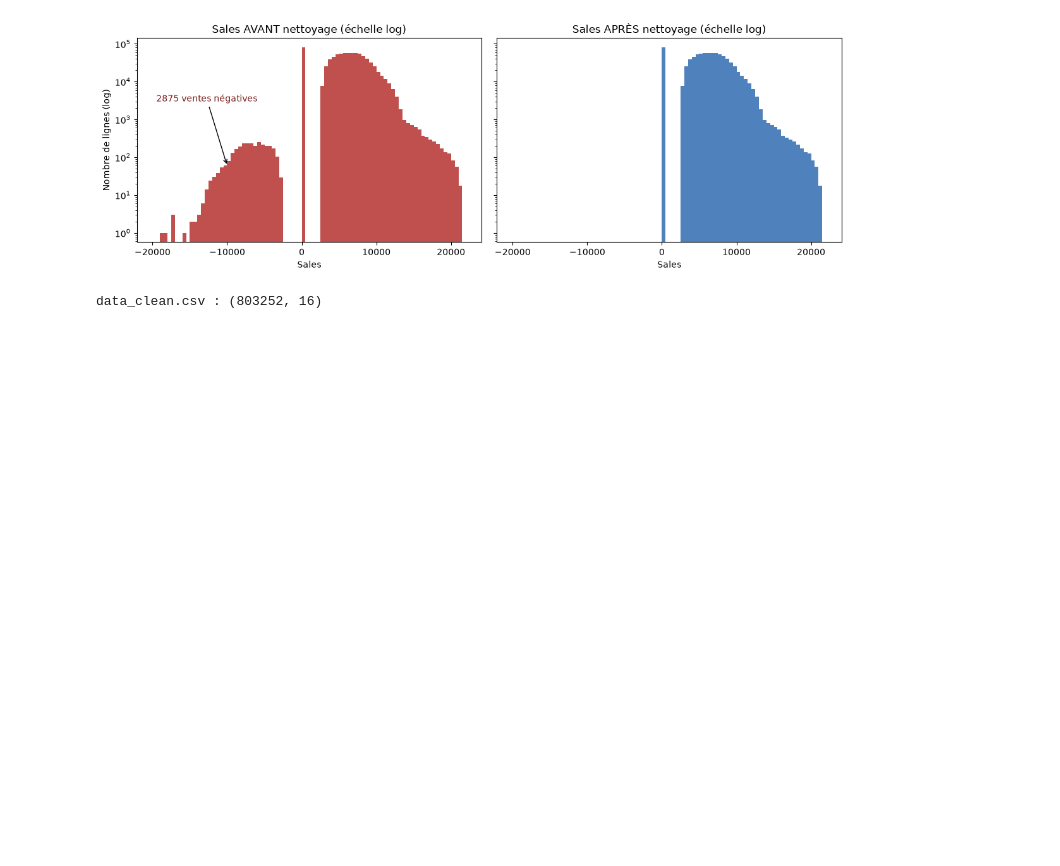
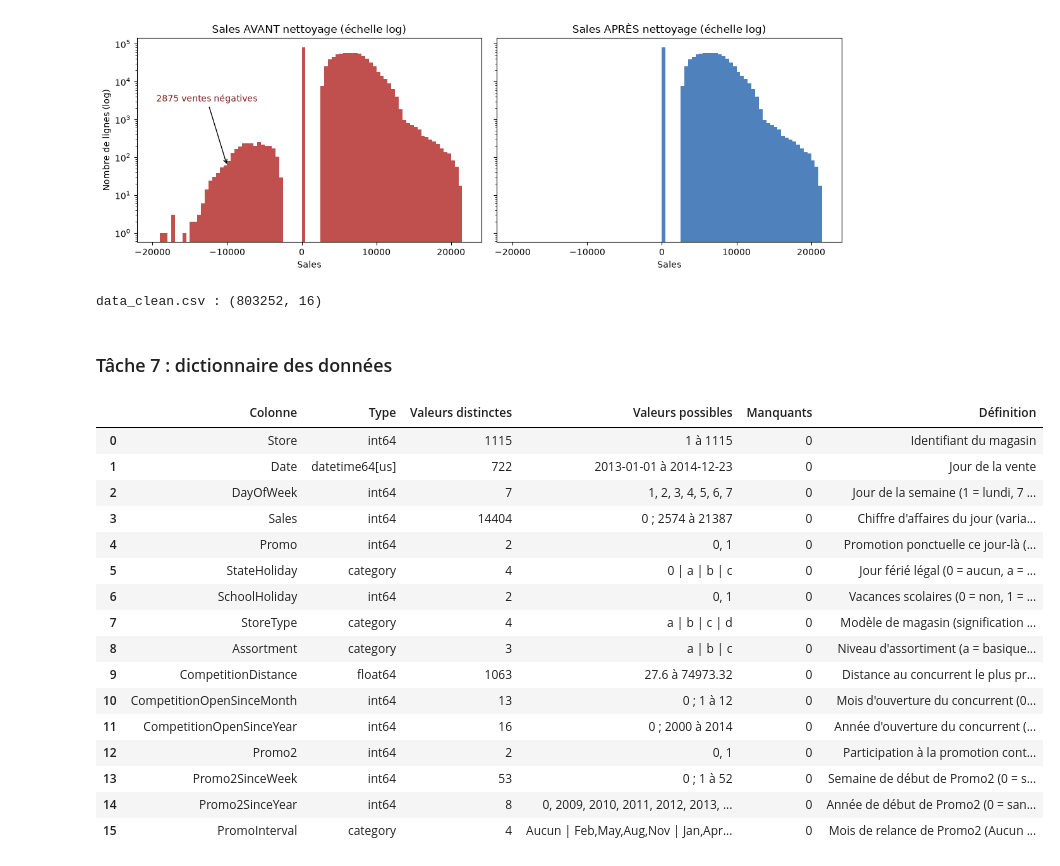
Before and after one commit to DIOPBARHAM/Projet_ML_prediction_chiffres_affaires, a Jupyter notebook: Prediction_chiffres_affaires/notebooks/preparation_donnee.ipynb, the cells around one changed output. Saved outputs shown, nothing was run; the diff lists cells and outputs as text; code cells hidden in the pictures; blank space fills up the shorter version.

Commit message:
docs: dictionnaire des données généré automatiquement

```diff
--- a/Prediction_chiffres_affaires/notebooks/preparation_donnee.ipynb
+++ b/Prediction_chiffres_affaires/notebooks/preparation_donnee.ipynb
@@ -247,3 +247,64 @@ print("data_clean.csv :", df.shape)
 | zeros | 80767.0 | 80190.0 |
 [figure]
 data_clean.csv : (803252, 16)
+# %% [markdown]
+### Tâche 7 : dictionnaire des données
+# %%
+definitions = {
+    "Store": "Identifiant du magasin",
+    "Date": "Jour de la vente",
+    "DayOfWeek": "Jour de la semaine (1 = lundi, 7 = dimanche)",
+    "Sales": "Chiffre d'affaires du jour (variable cible) ; 0 = aucune vente",
+    "Promo": "Promotion ponctuelle ce jour-là (0 = non, 1 = oui)",
+    "StateHoliday": "Jour férié légal (0 = aucun, a = jour férié, b = Pâques, c = Noël)",
+    "SchoolHoliday": "Vacances scolaires (0 = non, 1 = oui)",
+    "StoreType": "Modèle de magasin (signification détaillée non fournie)",
+    "Assortment": "Niveau d'assortiment (a = basique, b = supplémentaire, c = étendu)",
+    "CompetitionDistance": "Distance au concurrent le plus proche, en mètres",
+    "CompetitionOpenSinceMonth": "Mois d'ouverture du concurrent (0 = inconnu)",
+    "CompetitionOpenSinceYear": "Année d'ouverture du concurrent (0 = inconnu)",
+    "Promo2": "Participation à la promotion continue Promo2 (0 = non, 1 = oui)",
+    "Promo2SinceWeek": "Semaine de début de Promo2 (0 = sans objet)",
+    "Promo2SinceYear": "Année de début de Promo2 (0 = sans objet)",
+    "PromoInterval": "Mois de relance de Promo2 (Aucun = sans objet)",
+}
+
+def valeurs_possibles(s):
+    if isinstance(s.dtype, pd.CategoricalDtype):
+        return " | ".join(map(str, s.cat.categories))
+    if pd.api.types.is_datetime64_any_dtype(s):
+        return f"{s.min().date()} à {s.max().date()}"
+    if s.nunique() <= 10:
+        return ", ".join(str(round(v, 2)) for v in sorted(s.unique()))
+    if (s == 0).any():
+        return f"0 ; {round(s[s > 0].min(), 2)} à {round(s.max(), 2)}"
+    return f"{round(s.min(), 2)} à {round(s.max(), 2)}"
+
+dico = pd.DataFrame({
+    "Colonne": df.columns,
+    "Type": [str(t) for t in df.dtypes],
+    "Valeurs distinctes": [df[c].nunique() for c in df.columns],
+    "Valeurs possibles": [valeurs_possibles(df[c]) for c in df.columns],
+    "Manquants": df.isna().sum().values,
+    "Définition": [definitions[c] for c in df.columns],
+})
+dico.to_csv("reports/dictionnaire_donnees.csv", index=False, encoding="utf-8-sig")
+dico
+# %% [output]
+|  | Colonne | Type | Valeurs distinctes | Valeurs possibles | Manquants | Définition |
+| 0 | Store | int64 | 1115 | 1 à 1115 | 0 | Identifiant du magasin |
+| 1 | Date | datetime64[us] | 722 | 2013-01-01 à 2014-12-23 | 0 | Jour de la vente |
+| 2 | DayOfWeek | int64 | 7 | 1, 2, 3, 4, 5, 6, 7 | 0 | Jour de la semaine (1 = lundi, 7 ... |
+| 3 | Sales | int64 | 14404 | 0 ; 2574 à 21387 | 0 | Chiffre d'affaires du jour (varia... |
+| 4 | Promo | int64 | 2 | 0, 1 | 0 | Promotion ponctuelle ce jour-là (... |
+| 5 | StateHoliday | category | 4 | 0 | a | b | c | 0 | Jour férié légal (0 = aucun, a = ... |
+| 6 | SchoolHoliday | int64 | 2 | 0, 1 | 0 | Vacances scolaires (0 = non, 1 = ... |
+| 7 | StoreType | category | 4 | a | b | c | d | 0 | Modèle de magasin (signification ... |
+| 8 | Assortment | category | 3 | a | b | c | 0 | Niveau d'assortiment (a = basique... |
+| 9 | CompetitionDistance | float64 | 1063 | 27.6 à 74973.32 | 0 | Distance au concurrent le plus pr... |
+| 10 | CompetitionOpenSinceMonth | int64 | 13 | 0 ; 1 à 12 | 0 | Mois d'ouverture du concurrent (0... |
+| 11 | CompetitionOpenSinceYear | int64 | 16 | 0 ; 2000 à 2014 | 0 | Année d'ouverture du concurrent (... |
+| 12 | Promo2 | int64 | 2 | 0, 1 | 0 | Participation à la promotion cont... |
+| 13 | Promo2SinceWeek | int64 | 53 | 0 ; 1 à 52 | 0 | Semaine de début de Promo2 (0 = s... |
+| 14 | Promo2SinceYear | int64 | 8 | 0, 2009, 2010, 2011, 2012, 2013, ... | 0 | Année de début de Promo2 (0 = san... |
+| 15 | PromoInterval | category | 4 | Aucun | Feb,May,Aug,Nov | Jan,Apr... | 0 | Mois de relance de Promo2 (Aucun ... |
```
Also changed, not shown: parts of 1 cell of this notebook, 1 other file.
